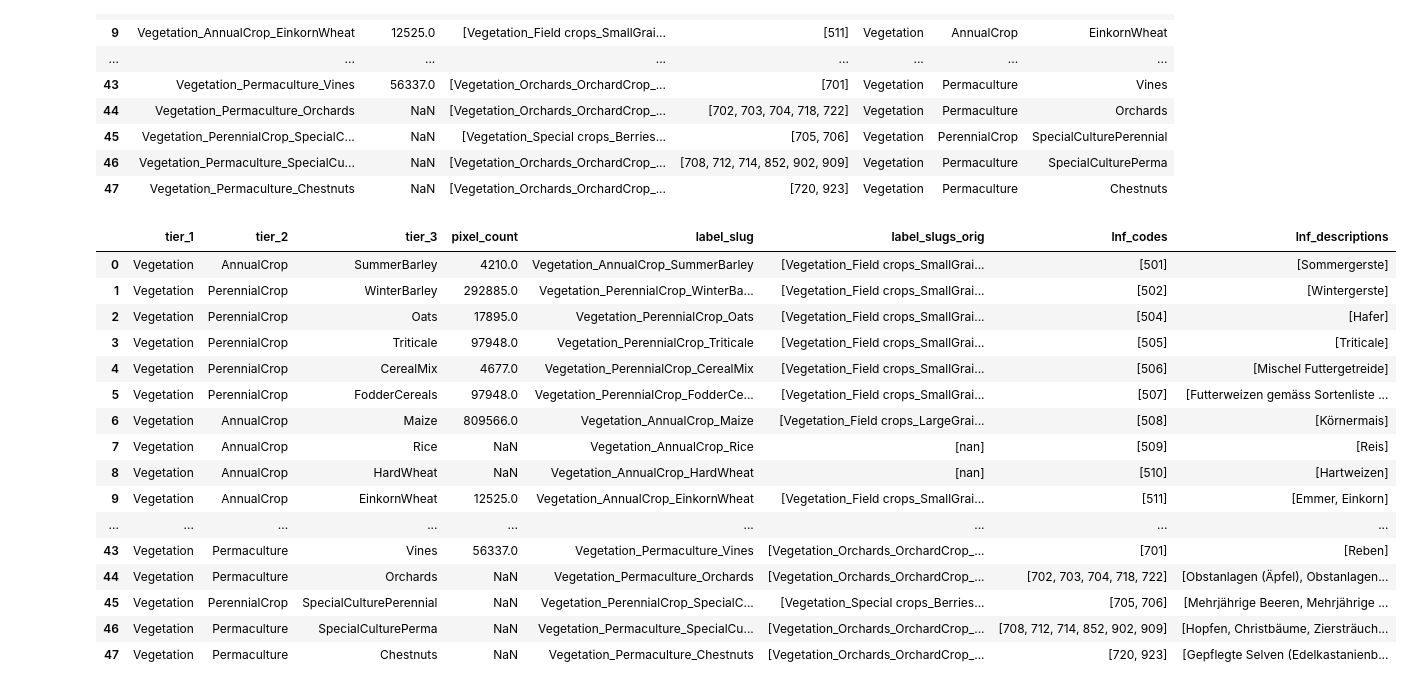
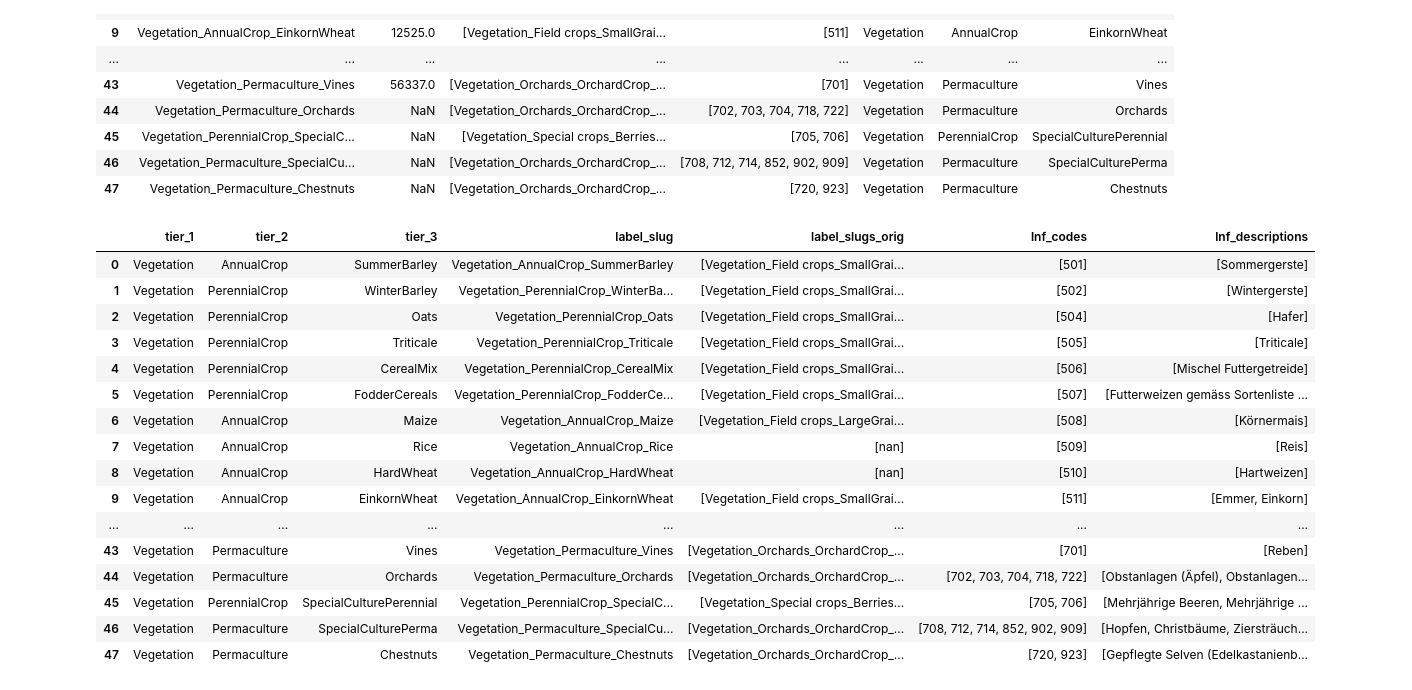
Before and after one commit to Satellite-Based-Crop-Classification/messis, a Jupyter notebook: archive/explore_züri_crop.ipynb, the cells around one changed output. Saved outputs shown, nothing was run; the diff lists cells and outputs as text; code cells hidden in the pictures.

```diff
--- a/archive/explore_züri_crop.ipynb
+++ b/archive/explore_züri_crop.ipynb
@@ -528,6 +528,8 @@ original_label_hierarchy_list['lnf_codes'] = original_label_hierarchy['lnf_codes
 original_label_hierarchy_list['label_ids'] = original_label_hierarchy_list['label_ids'].apply(lambda x: [int(i) for i in x])
 original_label_hierarchy_list['lnf_codes'] = original_label_hierarchy_list['lnf_codes'].apply(lambda x: [int(i) for i in x])
 
+lnf_reference = pd.read_csv("input/LNF_Katalog_Nutzungsart.csv")
+
 def get_lnf_descriptions(lnf_codes):
     lnf_descriptions = [lnf_reference[lnf_reference['LNF_Code'] == int(lnf_code)]['Nutzung_DE'].values[0] for lnf_code in lnf_codes]
     return lnf_descriptions
@@ -1310,28 +1313,29 @@ new_label_hierarchy_clean['lnf_descriptions'] = new_label_hierarchy_clean['consi
 # %%
 # Create a clean version of the seasonality based label hierarchy, in the same format as the original label hierarchy
 label_hierarchy_seasonality = new_label_hierarchy_clean[['tier_1', 'tier_2', 'tier_3', 'pixel_count', 'label_slug_new', 'considered_label_slugs_orig', 'considered_lnf_codes', 'lnf_descriptions']]
 label_hierarchy_seasonality = label_hierarchy_seasonality.rename(columns={
     'considered_lnf_codes': 'lnf_codes',
     'label_slug_new': 'label_slug',
     'considered_label_slugs_orig': 'label_slugs_orig'
 })
+label_hierarchy_seasonality = label_hierarchy_seasonality.drop(columns=['pixel_count'])
 label_hierarchy_seasonality.to_csv("labels_hierarchy_seasonality.csv", index=False)
 label_hierarchy_seasonality
 # %% [output]
-|  | tier_1 | tier_2 | tier_3 | pixel_count | label_slug | label_slugs_orig | lnf_codes | lnf_descriptions |
-| 0 | Vegetation | AnnualCrop | SummerBarley | 4210.0 | Vegetation_AnnualCrop_SummerBarley | [Vegetation_Field crops_SmallGrai... | [501] | [Sommergerste] |
-| 1 | Vegetation | PerennialCrop | WinterBarley | 292885.0 | Vegetation_PerennialCrop_WinterBa... | [Vegetation_Field crops_SmallGrai... | [502] | [Wintergerste] |
-| 2 | Vegetation | PerennialCrop | Oats | 17895.0 | Vegetation_PerennialCrop_Oats | [Vegetation_Field crops_SmallGrai... | [504] | [Hafer] |
-| 3 | Vegetation | PerennialCrop | Triticale | 97948.0 | Vegetation_PerennialCrop_Triticale | [Vegetation_Field crops_SmallGrai... | [505] | [Triticale] |
-| 4 | Vegetation | PerennialCrop | CerealMix | 4677.0 | Vegetation_PerennialCrop_CerealMix | [Vegetation_Field crops_SmallGrai... | [506] | [Mischel Futtergetreide] |
-| 5 | Vegetation | PerennialCrop | FodderCereals | 97948.0 | Vegetation_PerennialCrop_FodderCe... | [Vegetation_Field crops_SmallGrai... | [507] | [Futterweizen gemäss Sortenliste ... |
-| 6 | Vegetation | AnnualCrop | Maize | 809566.0 | Vegetation_AnnualCrop_Maize | [Vegetation_Field crops_LargeGrai... | [508] | [Körnermais] |
-| 7 | Vegetation | AnnualCrop | Rice | NaN | Vegetation_AnnualCrop_Rice | [nan] | [509] | [Reis] |
-| 8 | Vegetation | AnnualCrop | HardWheat | NaN | Vegetation_AnnualCrop_HardWheat | [nan] | [510] | [Hartweizen] |
-| 9 | Vegetation | AnnualCrop | EinkornWheat | 12525.0 | Vegetation_AnnualCrop_EinkornWheat | [Vegetation_Field crops_SmallGrai... | [511] | [Emmer, Einkorn] |
-| ... | ... | ... | ... | ... | ... | ... | ... | ... |
-| 43 | Vegetation | Permaculture | Vines | 56337.0 | Vegetation_Permaculture_Vines | [Vegetation_Orchards_OrchardCrop_... | [701] | [Reben] |
-| 44 | Vegetation | Permaculture | Orchards | NaN | Vegetation_Permaculture_Orchards | [Vegetation_Orchards_OrchardCrop_... | [702, 703, 704, 718, 722] | [Obstanlagen (Äpfel), Obstanlagen... |
-| 45 | Vegetation | PerennialCrop | SpecialCulturePerennial | NaN | Vegetation_PerennialCrop_SpecialC... | [Vegetation_Special crops_Berries... | [705, 706] | [Mehrjährige Beeren, Mehrjährige ... |
-| 46 | Vegetation | Permaculture | SpecialCulturePerma | NaN | Vegetation_Permaculture_SpecialCu... | [Vegetation_Orchards_OrchardCrop_... | [708, 712, 714, 852, 902, 909] | [Hopfen, Christbäume, Ziersträuch... |
-| 47 | Vegetation | Permaculture | Chestnuts | NaN | Vegetation_Permaculture_Chestnuts | [Vegetation_Orchards_OrchardCrop_... | [720, 923] | [Gepflegte Selven (Edelkastanienb... |
+|  | tier_1 | tier_2 | tier_3 | label_slug | label_slugs_orig | lnf_codes | lnf_descriptions |
+| 0 | Vegetation | AnnualCrop | SummerBarley | Vegetation_AnnualCrop_SummerBarley | [Vegetation_Field crops_SmallGrai... | [501] | [Sommergerste] |
+| 1 | Vegetation | PerennialCrop | WinterBarley | Vegetation_PerennialCrop_WinterBa... | [Vegetation_Field crops_SmallGrai... | [502] | [Wintergerste] |
+| 2 | Vegetation | PerennialCrop | Oats | Vegetation_PerennialCrop_Oats | [Vegetation_Field crops_SmallGrai... | [504] | [Hafer] |
+| 3 | Vegetation | PerennialCrop | Triticale | Vegetation_PerennialCrop_Triticale | [Vegetation_Field crops_SmallGrai... | [505] | [Triticale] |
+| 4 | Vegetation | PerennialCrop | CerealMix | Vegetation_PerennialCrop_CerealMix | [Vegetation_Field crops_SmallGrai... | [506] | [Mischel Futtergetreide] |
+| 5 | Vegetation | PerennialCrop | FodderCereals | Vegetation_PerennialCrop_FodderCe... | [Vegetation_Field crops_SmallGrai... | [507] | [Futterweizen gemäss Sortenliste ... |
+| 6 | Vegetation | AnnualCrop | Maize | Vegetation_AnnualCrop_Maize | [Vegetation_Field crops_LargeGrai... | [508] | [Körnermais] |
+| 7 | Vegetation | AnnualCrop | Rice | Vegetation_AnnualCrop_Rice | [nan] | [509] | [Reis] |
+| 8 | Vegetation | AnnualCrop | HardWheat | Vegetation_AnnualCrop_HardWheat | [nan] | [510] | [Hartweizen] |
+| 9 | Vegetation | AnnualCrop | EinkornWheat | Vegetation_AnnualCrop_EinkornWheat | [Vegetation_Field crops_SmallGrai... | [511] | [Emmer, Einkorn] |
+| ... | ... | ... | ... | ... | ... | ... | ... |
+| 43 | Vegetation | Permaculture | Vines | Vegetation_Permaculture_Vines | [Vegetation_Orchards_OrchardCrop_... | [701] | [Reben] |
+| 44 | Vegetation | Permaculture | Orchards | Vegetation_Permaculture_Orchards | [Vegetation_Orchards_OrchardCrop_... | [702, 703, 704, 718, 722] | [Obstanlagen (Äpfel), Obstanlagen... |
+| 45 | Vegetation | PerennialCrop | SpecialCulturePerennial | Vegetation_PerennialCrop_SpecialC... | [Vegetation_Special crops_Berries... | [705, 706] | [Mehrjährige Beeren, Mehrjährige ... |
+| 46 | Vegetation | Permaculture | SpecialCulturePerma | Vegetation_Permaculture_SpecialCu... | [Vegetation_Orchards_OrchardCrop_... | [708, 712, 714, 852, 902, 909] | [Hopfen, Christbäume, Ziersträuch... |
+| 47 | Vegetation | Permaculture | Chestnuts | Vegetation_Permaculture_Chestnuts | [Vegetation_Orchards_OrchardCrop_... | [720, 923] | [Gepflegte Selven (Edelkastanienb... |
```
Also changed, not shown: parts of 2 cells of this notebook, 2 other files.
